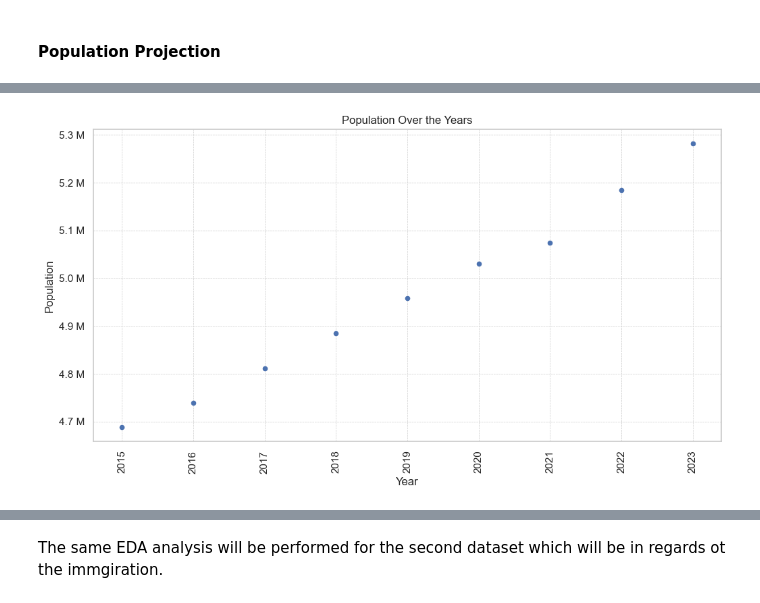
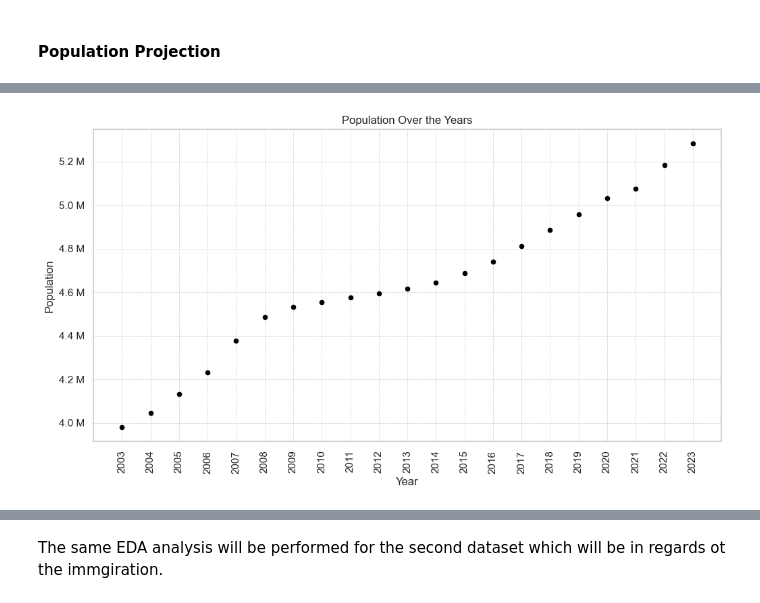
Before and after one commit to Ivkoto/DataAnalyticsMachineLearning, a Jupyter notebook: Data_Preparation/CA1_Data_Prep_V4.ipynb, the cells around one changed output, grey strips where cells are left out. Saved outputs shown, nothing was run; the diff lists cells and outputs as text; code cells hidden in the pictures.

```diff
--- a/Data_Preparation/CA1_Data_Prep_V4.ipynb
+++ b/Data_Preparation/CA1_Data_Prep_V4.ipynb
@@ -455,13 +455,14 @@ plt.show()
 # %% [markdown]
 #### **Population Projection**
 # %%
-filtered_bothSex = population_df[(population_df['Single Year of Age'] == 'All ages') & (population_df['Sex'] == 'Both sexes') & (population_df['Year'] >= 2015)]
+# Maybe I need to filter just the Year and VALUE columns?
+filtered_BothSex = population_df[(population_df['Single Year of Age'] == 'All ages') & (population_df['Sex'] == 'Both sexes') & (population_df['Year'] >= 2003)]
 
-#remove all the clolumns which values are just hyphens. We don't need them.
-def find_all_hyphens(column):
+# removing of all the clolumns which all the values are hyphens. We don't need them.
+def is_all_hyphens(column):
     return not all(column == '-')
-filtered_bothSex = filtered_bothSex.loc[:, filtered_bothSex.apply(find_all_hyphens)]
+filtered_BothSex = filtered_BothSex.loc[:, filtered_BothSex.apply(is_all_hyphens)]
 
-filtered_bothSex
+filtered_BothSex
 # %% [output]
 |  | Year | Single Year of Age | Sex | UNIT | VALUE | Value_in_thousands |
@@ -475,17 +483,17 @@ filtered_bothSex
 | 11211 | 2022 | All ages | Both sexes | Number | 5183966 | 5184.0 |
 | 11514 | 2023 | All ages | Both sexes | Number | 5281612 | 5281.6 |
 # %%
-filtered_bothSex.plot(kind='scatter', x='Year', y='VALUE', figsize=(12, 6))
+filtered_BothSex.plot(kind='scatter', x='Year', y='VALUE', figsize=(12, 6) ,color='black')
 
 plt.title('Population Over the Years')
 plt.xlabel('Year')
 plt.ylabel('Population')
 
-plt.xticks(rotation=90)
+plt.xticks(x, rotation=90)
 plt.grid(True, linestyle='--', linewidth=0.5)
-plt.gca().yaxis.set_major_formatter(FuncFormatter(large_numbers_formatter))
+plt.gca().yaxis.set_major_formatter(FuncFormatter(millions_formatter))
 
 plt.show()
 # %% [output]
-[figure, old version]
+[figure, new version]
 # %%
```
Also changed, not shown: parts of 11 cells of this notebook.
